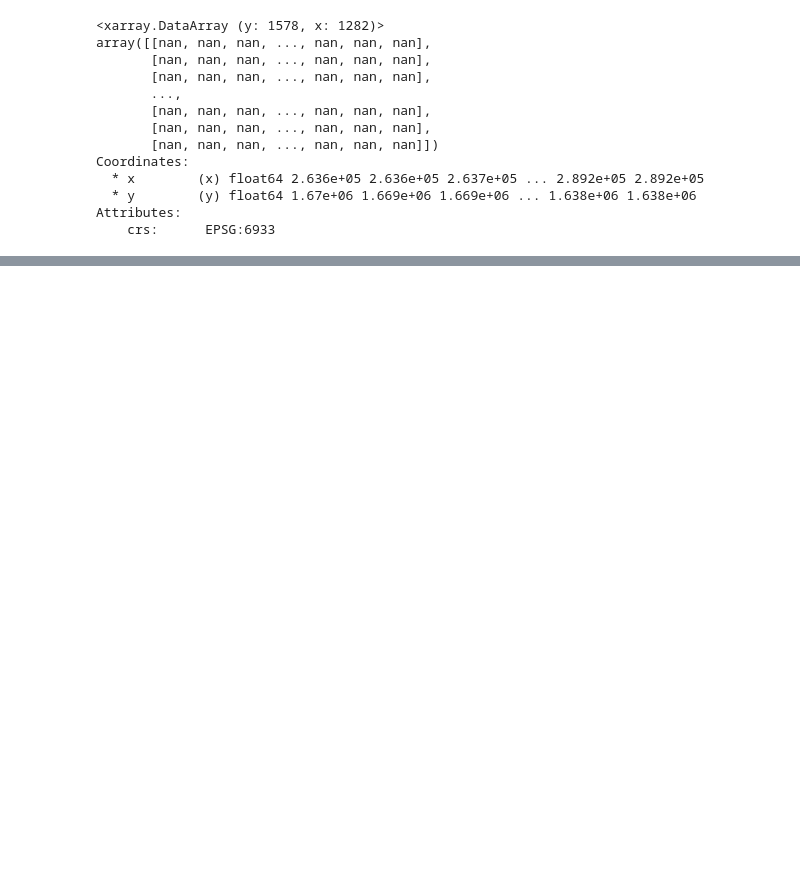
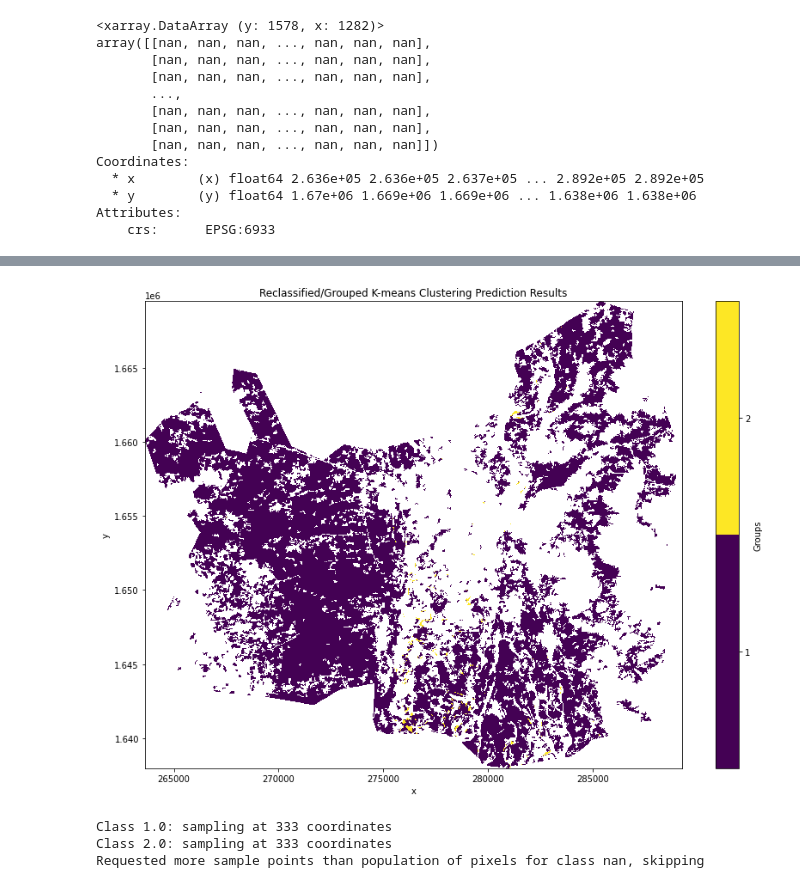
Before and after one commit to tylere/deafrica-sandbox-notebooks, a Jupyter notebook: Use_cases/NDVI_profiles/03_reclassify_unsupervised_map_NDVI_classes.ipynb, the cells around one changed output, grey strips where cells are left out. Cells and saved outputs as stored; diff of their text form; code cells hidden in the pictures; blank space fills up the shorter version.

```diff
--- a/Use_cases/NDVI_profiles/03_reclassify_unsupervised_map_NDVI_classes.ipynb
+++ b/Use_cases/NDVI_profiles/03_reclassify_unsupervised_map_NDVI_classes.ipynb
@@ -169,0 +250,14 @@ grouped_classes_xr.plot()
+# %%
+# Create a dictionary mapping each unique class in the Kmeans Clustering prediction image to its group value from the above section.
+# For the loner classes, each class will have it's own group.
+reclassification_dict = {}
+
+# For each group in the group_classes list.
+for group_name, group in grouped_classes.items():
+    # Since each group contains a list of class values.
+    # Assign each class value in the list the group name in the dictionary.
+    for class_value in group:
+        class_value = int(class_value.lstrip('Class_'))
+        reclassification_dict[class_value] = group_name
+
+reclassification_dict
@@ -169,0 +280,13 @@ grouped_classes_xr.plot()
+# %%
+# Update the reclassification dict to take care of the np.nan values in the K-means prediction results.
+reclassification_dict.update({np.nan : np.nan} )
+
+# For each pixel in the predicted image assign the group name it belongs to.
+sort_idx = np.argsort(list(reclassification_dict.keys()))
+idx = np.searchsorted(list(reclassification_dict.keys()), predicted.data, sorter=sort_idx)
+grouped_predicted_np = np.asarray(list(reclassification_dict.values()))[sort_idx][idx]
+
+# Convert the grouped prediction image numpy array to a xarray.DataArray.
+grouped_predicted = xr.DataArray(grouped_predicted_np,  coords=predicted.coords, dims=predicted.dims, attrs=predicted.attrs).astype(predicted.dtype)
+
+grouped_predicted
@@ -169,0 +307,28 @@ grouped_classes_xr.plot()
+# %%
+## Plot the reclassified image.
+# Create a list of labels to use for your legend.
+classes_present = [x for x in list(np.unique(grouped_predicted)) if np.isnan(x) == False]
+
+# Create a colormap.
+cmap = plt.cm.get_cmap("viridis", len(classes_present))
+class_bins = list(np.arange(np.min(classes_present)-0.5 , np.max(classes_present)+1+0.5, 1))
+norm = mpl.colors.BoundaryNorm(class_bins, len(classes_present))
+
+fig, ax = plt.subplots(figsize=(14,10))
+im = grouped_predicted.plot.imshow(cmap=cmap, norm=norm, add_colorbar=False, ax=ax)
+cbar=plt.colorbar(im, label='Groups');
+cbar.set_ticks(classes_present)
+plt.title("Reclassified/Grouped K-means Clustering Prediction Results");
+# %% [output]
+[figure, added]
+# %%
+# Sample the Reclassified K-Means clustering prediction results.
+reclassified_predicted_sampled_points = random_sampling(da = grouped_predicted,
+                                           n = 1000,
+                                           sampling='equal_stratified_random',
+                                           manual_class_ratios=None,
+                                           out_fname=f"{output_dir}/reclassified_kmeans_predicted_sample_points.geojson")
+# %% [output]
+Class 1.0: sampling at 333 coordinates
+Class 2.0: sampling at 333 coordinates
+Requested more sample points than population of pixels for class nan, skipping
```
Also changed, not shown: parts of 29 cells of this notebook.
